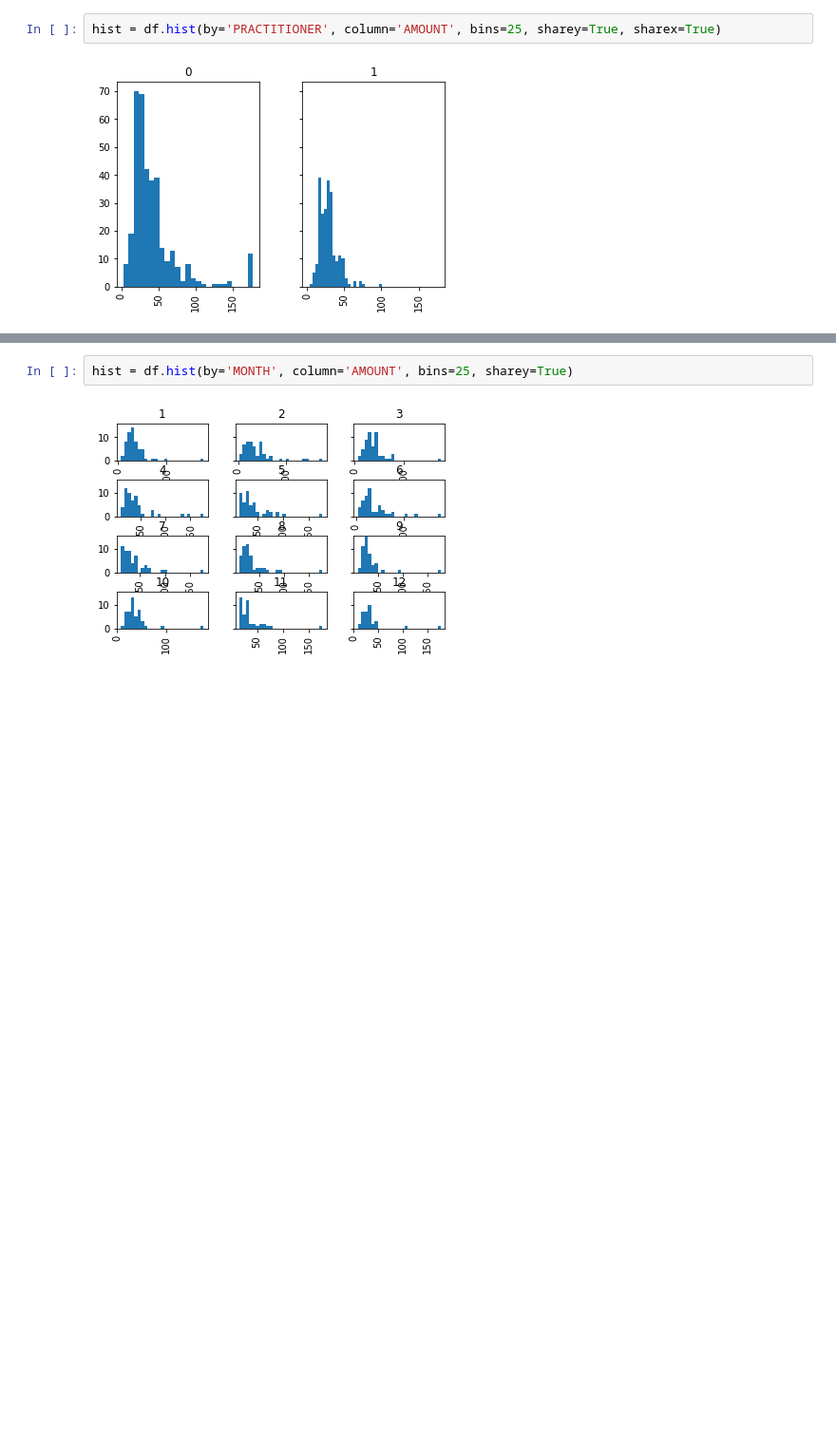
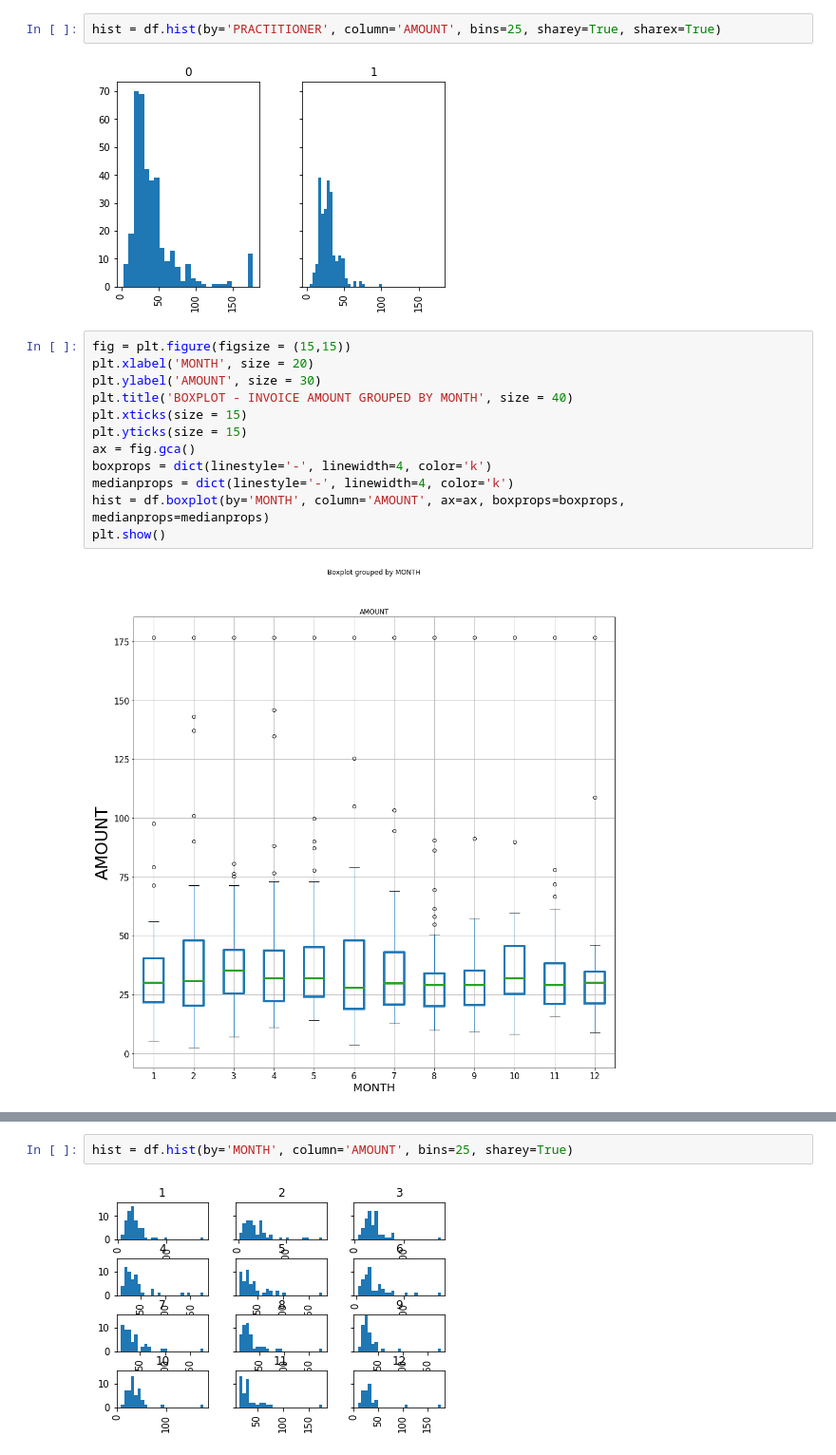
Before and after one commit to dihjital/Coursera_Capstone, a Jupyter notebook: Week 4 Assignment.ipynb, the cells around one changed output, grey strips where cells are left out. Shown at 95% size. Saved outputs shown, nothing was run; the diff lists cells and outputs as text; blank space fills up the shorter version.

```diff
--- a/Week 4 Assignment.ipynb
+++ b/Week 4 Assignment.ipynb
@@ -32,3 +49,17 @@ hist = df.hist(by='MANAGER', column='AMOUNT', bins=25, sharey=True, sharex=True)
 hist = df.hist(by='PRACTITIONER', column='AMOUNT', bins=25, sharey=True, sharex=True)
 # %% [output]
 [figure]
+# %%
+fig = plt.figure(figsize = (15,15))
+plt.xlabel('MONTH', size = 20)
+plt.ylabel('AMOUNT', size = 30)
+plt.title('BOXPLOT - INVOICE AMOUNT GROUPED BY MONTH', size = 40)
+plt.xticks(size = 15)
+plt.yticks(size = 15)
+ax = fig.gca()
+boxprops = dict(linestyle='-', linewidth=4, color='k')
+medianprops = dict(linestyle='-', linewidth=4, color='k')
+hist = df.boxplot(by='MONTH', column='AMOUNT', ax=ax, boxprops=boxprops, medianprops=medianprops)
+plt.show()
+# %% [output]
+[figure, added]
```
Also changed, not shown: parts of 11 cells of this notebook.
